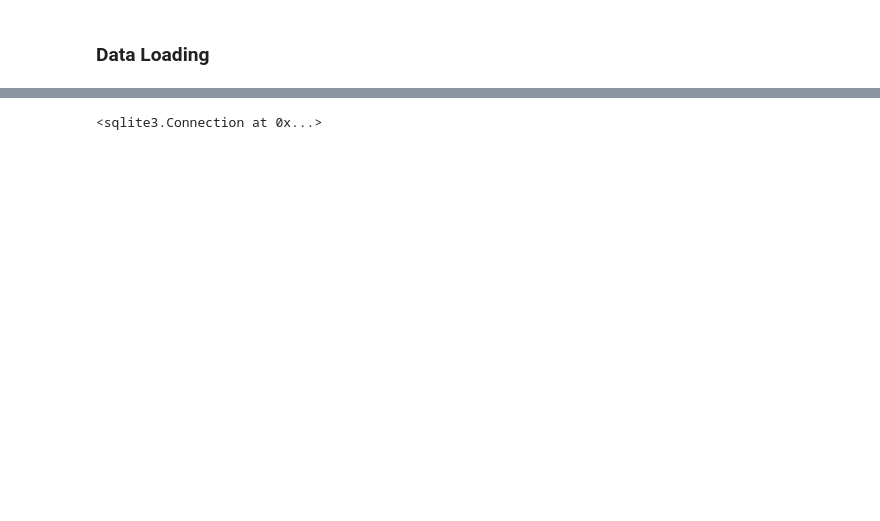
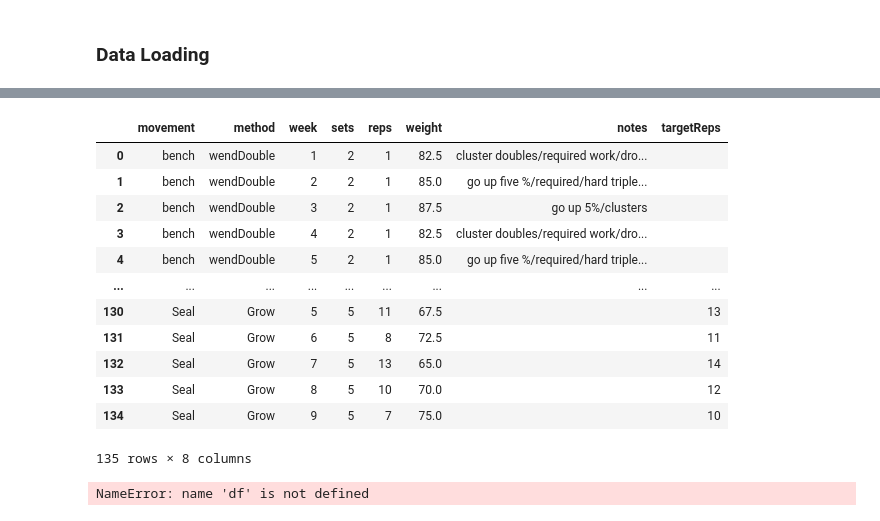
Before and after one commit to eac521/lifts, a Jupyter notebook: site/db_creation.ipynb, the cells around one changed output, grey strips where cells are left out. Cells and saved outputs as stored; diff of their text form; code cells hidden in the pictures; blank space fills up the shorter version.

```diff
--- a/site/db_creation.ipynb
+++ b/site/db_creation.ipynb
@@ -128,13 +192,13 @@ startDate = mesoFile.split(' - ')[0][-8:]
 weeks = mesoFile.split(' - ')[1][9:11]
 setup = mesoFile.split(' - ')[1][12:-4]
 # %%
-def create_meso_cycle(file,connection):
+def create_meso_cycle(path,connection):
     df = pd.DataFrame(columns = ['movement','method','week','sets','reps','weight','notes','targetReps'])
     prgbld = pd.read_sql('''
     select *
     from programBuilder
     ''',conn)
-    mesoDF = pd.read_csv(file).fillna(0)
+    mesoDF = pd.read_csv(path).fillna(0)
     v = df.columns[-5:].values
     r=0
     for sesh in mesoDF.session.unique():
@@ -144,14 +208,14 @@ def create_meso_cycle(file,connection):
             mod = d[d.exercise==movement].modality.values[0]
             cyclelength = prgbld[prgbld.method==mod].week.max()
             setAdjust = d[d.exercise==movement].SetAdjust.values[0]
-            print(movement,mod,setAdjust)
             for i in range(endweek):
                 lkup = i+1 if cyclelength==endweek else (i+1) % cyclelength
                 lkup = cyclelength if lkup == 0 else lkup
                 l = [movement,mod,i+1]+prgbld[(prgbld.method==mod) & (prgbld.week==lkup)].filter(v).values.tolist()[0]
                 df.loc[len(df)] = l
-                print(df.iloc[r].values)
                 df.at[r,'sets'] = df.at[r,'sets'] + setAdjust
                 r+=1
-    return df
+    path = os.getcwd()+'/initialData/meso_file.csv'
+    df.to_csv(path)
+    return df,path
 # %%
@@ -180,4 +243,5 @@ conn.execute('DROP TABLE programBuilder')
 conn.execute(create_program_builder_q)
 conn.commit()
 # %%
-add_data(dataPath+pgFile,'programBuilder',conn)
+meso,mpath = create_meso_cycle(dataPath+trainingFile,conn)
+add_data(mpath,'upcomingTraining',conn)
@@ -186,7 +269,24 @@ from EAC import database
 # %%
 db = database()
 # %%
+meso
 # %% [output]
+|  | movement | method | week | sets | reps | weight | notes | targetReps |
+| 0 | bench | wendDouble | 1 | 2 | 1 | 82.5 | cluster doubles/required work/dro... |  |
+| 1 | bench | wendDouble | 2 | 2 | 1 | 85.0 | go up five %/required/hard triple... |  |
+| 2 | bench | wendDouble | 3 | 2 | 1 | 87.5 | go up 5%/clusters |  |
+| 3 | bench | wendDouble | 4 | 2 | 1 | 82.5 | cluster doubles/required work/dro... |  |
+| 4 | bench | wendDouble | 5 | 2 | 1 | 85.0 | go up five %/required/hard triple... |  |
+| ... | ... | ... | ... | ... | ... | ... | ... | ... |
+| 130 | Seal | Grow | 5 | 5 | 11 | 67.5 |  | 13 |
+| 131 | Seal | Grow | 6 | 5 | 8 | 72.5 |  | 11 |
+| 132 | Seal | Grow | 7 | 5 | 13 | 65.0 |  | 14 |
+| 133 | Seal | Grow | 8 | 5 | 10 | 70.0 |  | 12 |
+| 134 | Seal | Grow | 9 | 5 | 7 | 75.0 |  | 10 |
-<sqlite3.Connection at 0x...>
+135 rows × 8 columns
 # %%
 db.create_meso_cycle(dataPath+trainingFile)
+# %%
+df
+# %% [output]
+NameError: name 'df' is not defined
```
Also changed, not shown: parts of 9 cells of this notebook, 5 other files.
